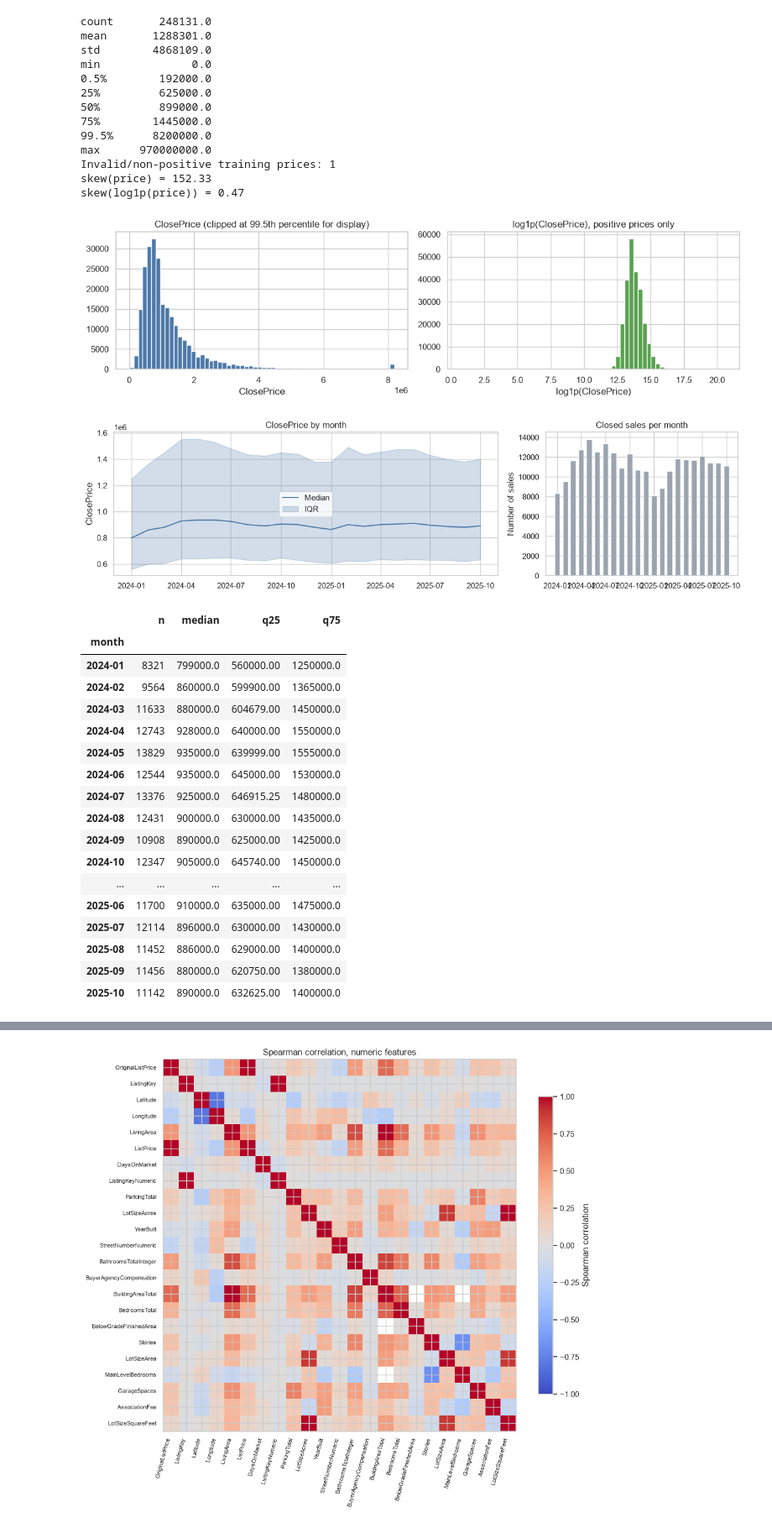
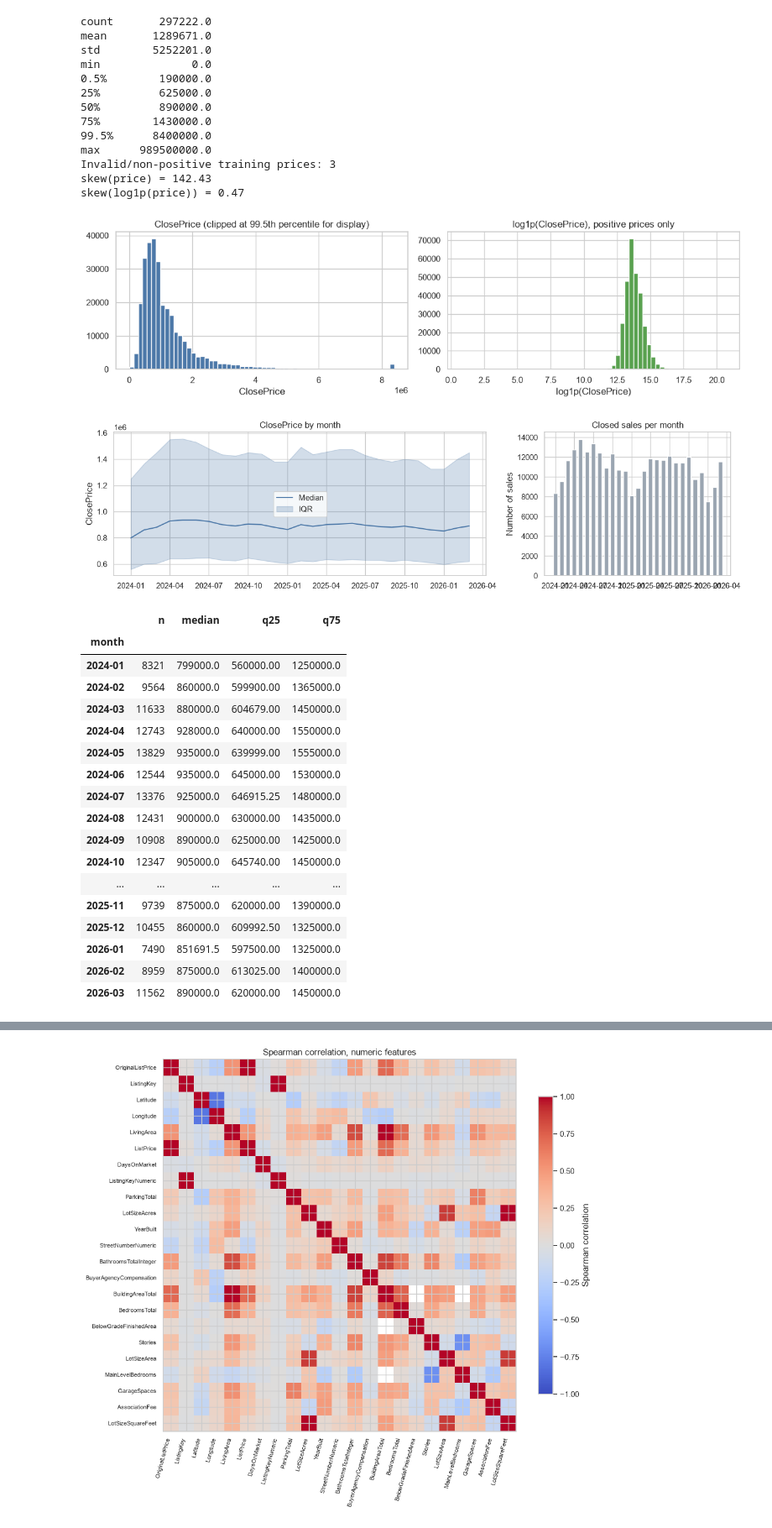
Before and after one commit to PteroisRadiata/IDX-Exchange-Data-Science, a Jupyter notebook: EDA.ipynb, the cells around one changed output, grey strips where cells are left out. Shown at 84% size. Drawn from its saved outputs; the diff is of its cells as text; code cells hidden in the pictures.

```diff
--- a/EDA.ipynb
+++ b/EDA.ipynb
@@ -24,7 +27,7 @@ pd.set_option("display.max_columns", 100)
 pd.set_option("display.max_rows", 100)
 sns.set_theme(style="whitegrid")
 # %%
-DATA_PATH = "cleaned_data.csv"
+DATA_PATH = "train_data.csv"
 TARGET = "ClosePrice"
 DATE_COL = "CloseDate"
 
@@ -189,9 +169,9 @@ Test:  61,580 rows | 2025-10-30 00:00:00 to 2026-04-30 00:00:00
 # %%
-price = pd.to_numeric(train[TARGET], errors="coerce")
+price = pd.to_numeric(df[TARGET], errors="coerce")
 valid_price = price[np.isfinite(price) & (price > 0)]
 log_price = np.log1p(valid_price)
 
-print(train[TARGET].describe(percentiles=[.005, .25, .5, .75, .995]).round(0).to_string())
+print(df[TARGET].describe(percentiles=[.005, .25, .5, .75, .995]).round(0).to_string())
 print(f"Invalid/non-positive training prices: {(~(np.isfinite(price) & (price > 0))).sum():,}")
 print(f"skew(price) = {stats.skew(valid_price):.2f}")
 print(f"skew(log1p(price)) = {stats.skew(log_price):.2f}")
@@ -207,46 +187,46 @@ axes[1].set_xlabel("log1p(ClosePrice)")
 plt.tight_layout()
 plt.show()
 # %% [output]
-count       248131.0
-mean       1288301.0
-std        4868109.0
+count       297222.0
+mean       1289671.0
+std        5252201.0
 min              0.0
-0.5%        192000.0
+0.5%        190000.0
 25%         625000.0
-50%         899000.0
-75%        1445000.0
-99.5%      8200000.0
-max      970000000.0
-Invalid/non-positive training prices: 1
-skew(price) = 152.33
+50%         890000.0
+75%        1430000.0
+99.5%      8400000.0
+max      989500000.0
+Invalid/non-positive training prices: 3
+skew(price) = 142.43
 skew(log1p(price)) = 0.47
-[figure, old version]
+[figure, new version]
 # %%
-monthly_data = train.dropna(subset=[DATE_COL, TARGET]).copy()
+monthly_data = df.dropna(subset=[DATE_COL, TARGET]).copy()
 monthly_data["month"] = monthly_data[DATE_COL].dt.to_period("M")
 monthly = monthly_data.groupby("month")[TARGET].agg(
     n="size",
     median="median",
     q25=lambda s: s.quantile(.25),
     q75=lambda s: s.quantile(.75),
 )
 x = monthly.index.to_timestamp()
 
 fig, axes = plt.subplots(1, 2, figsize=(13, 3.6), gridspec_kw={"width_ratios": [2, 1]})
 axes[0].plot(x, monthly["median"], color="#4c78a8", label="Median")
 axes[0].fill_between(x, monthly["q25"], monthly["q75"], alpha=.25, color="#4c78a8", label="IQR")
 axes[0].set_title("ClosePrice by month")
 axes[0].set_ylabel("ClosePrice")
 axes[0].legend()
 axes[1].bar(x, monthly["n"], width=20, color="#9aa5b1")
 axes[1].set_title("Closed sales per month")
 axes[1].set_ylabel("Number of sales")
 plt.tight_layout()
 plt.show()
 
 display(monthly)
 # %% [output]
-[figure, old version]
+[figure, new version]
 |  | n | median | q25 | q75 |
 | month |  |  |  |  |
 | 2024-01 | 8321 | 799000.0 | 560000.00 | 1250000.0 |
@@ -260,9 +240,9 @@ display(monthly)
 | 2024-09 | 10908 | 890000.0 | 625000.00 | 1425000.0 |
 | 2024-10 | 12347 | 905000.0 | 645740.00 | 1450000.0 |
 | ... | ... | ... | ... | ... |
-| 2025-06 | 11700 | 910000.0 | 635000.00 | 1475000.0 |
-| 2025-07 | 12114 | 896000.0 | 630000.00 | 1430000.0 |
-| 2025-08 | 11452 | 886000.0 | 629000.00 | 1400000.0 |
-| 2025-09 | 11456 | 880000.0 | 620750.00 | 1380000.0 |
-| 2025-10 | 11142 | 890000.0 | 632625.00 | 1400000.0 |
+| 2025-11 | 9739 | 875000.0 | 620000.00 | 1390000.0 |
+| 2025-12 | 10455 | 860000.0 | 609992.50 | 1325000.0 |
+| 2026-01 | 7490 | 851691.5 | 597500.00 | 1325000.0 |
+| 2026-02 | 8959 | 875000.0 | 613025.00 | 1400000.0 |
+| 2026-03 | 11562 | 890000.0 | 620000.00 | 1450000.0 |
 # %%
```
Also changed, not shown: parts of 19 cells of this notebook.
